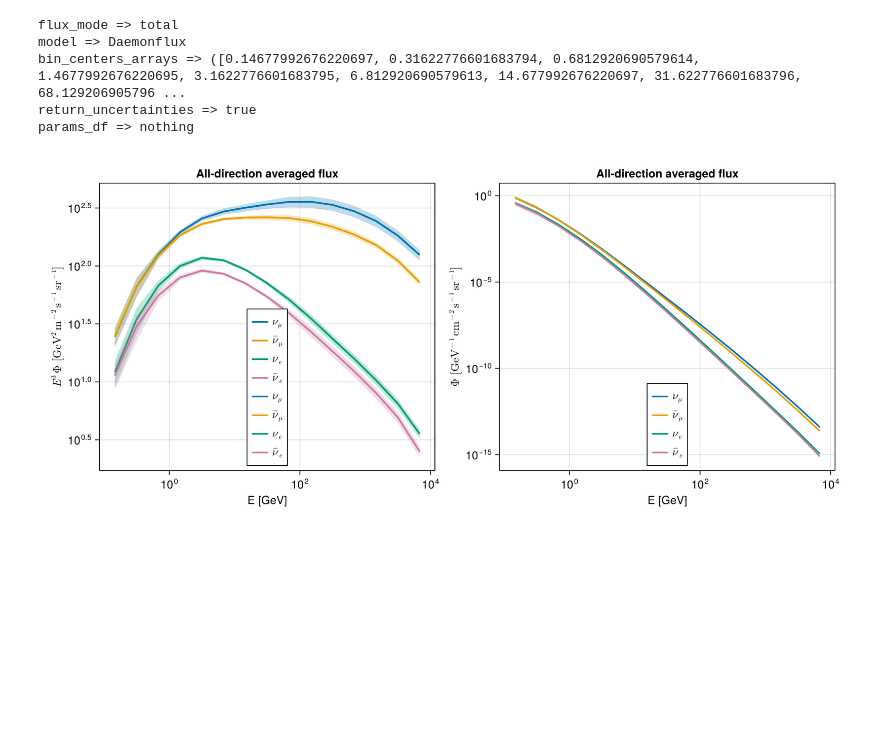
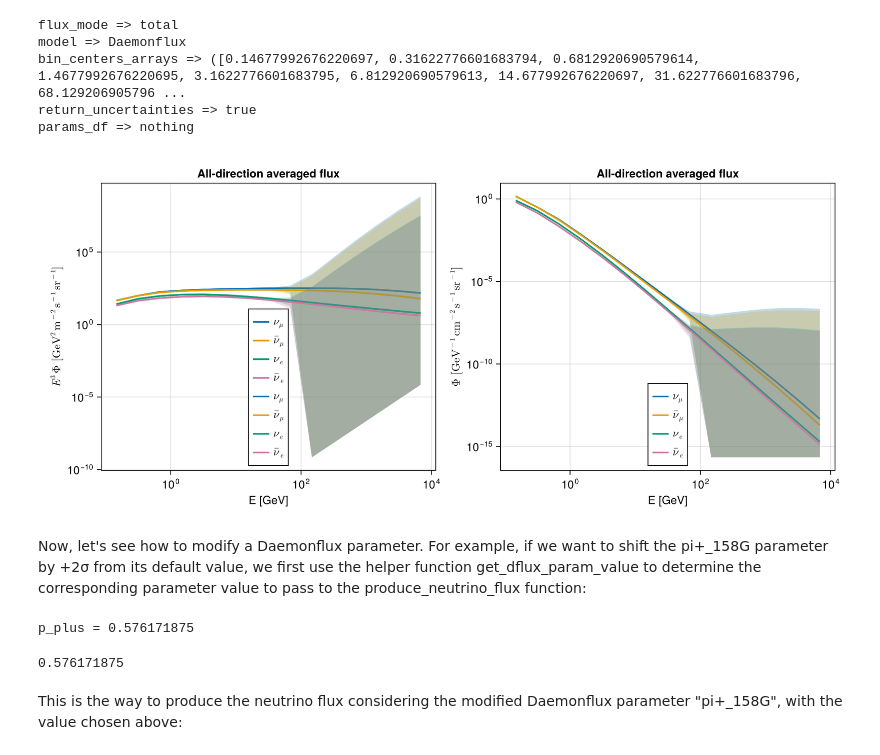
Before and after one commit to IsabelGoos/Joint-Inversion, a Jupyter notebook: ForwardModel/1-NeutrinoFlux/scripts/neutrinoFlux_tutorial.ipynb, the cells around one changed output. Drawn from its saved outputs; the diff is of its cells as text; code cells hidden in the pictures; blank space fills up the shorter version.

```diff
--- a/ForwardModel/1-NeutrinoFlux/scripts/neutrinoFlux_tutorial.ipynb
+++ b/ForwardModel/1-NeutrinoFlux/scripts/neutrinoFlux_tutorial.ipynb
@@ -460,21 +460,21 @@ muon_propa_earth => with
 # %% [markdown]
 Let's move to Daemonflux (also here, choosing "Daemonflux" instead of :Daemonflux for the "model" entry gives the same result), which works a bit different compared to Honda and Cheng:
 # %%
-produce_neutrino_flux(Dict{String, Any}(
-    "model"              => :Daemonflux,
+nuflux = produce_neutrino_flux(Dict{String, Any}(
+    "model"                => :Daemonflux,
     "return_uncertainties" => true,
-    "bin_centers_arrays" => (energies, cosθs)
+    "bin_centers_arrays"   => (energies, cosθs)
 ))
 
-flux_νe  = nuflux["Nue_flux"]
-flux_νμ  = nuflux["NuMu_flux"]
-flux_aνe = nuflux["AntiNue_flux"]
-flux_aνμ = nuflux["AntiNuMu_flux"]
+flux_νe  = nuflux["Nue_flux"]'
+flux_νμ  = nuflux["NuMu_flux"]'
+flux_aνe = nuflux["AntiNue_flux"]'
+flux_aνμ = nuflux["AntiNuMu_flux"]'
 
-flux_νe_err  = nuflux["Nue_flux_err"]
-flux_νμ_err  = nuflux["NuMu_flux_err"]
-flux_aνe_err = nuflux["AntiNue_flux_err"]
-flux_aνμ_err = nuflux["AntiNuMu_flux_err"]
+flux_νe_err  = nuflux["Nue_flux_err"]'
+flux_νμ_err  = nuflux["NuMu_flux_err"]'
+flux_aνe_err = nuflux["AntiNue_flux_err"]'
+flux_aνμ_err = nuflux["AntiNuMu_flux_err"]'
 
 E        = nuflux["Energies"]
 cosθ     = nuflux["cosθs"];
@@ -485,7 +485,6 @@ bin_centers_arrays => ([0.14677992676220697, 0.31622776601683794, 0.681292069057
 return_uncertainties => true
 params_df => nothing
 # %%
-
 flux_list     = [flux_νμ,     flux_aνμ,     flux_νe,     flux_aνe]
 flux_err_list = [flux_νμ_err, flux_aνμ_err, flux_νe_err, flux_aνe_err]
 labels        = [L"\nu_\mu", L"\bar\nu_\mu", L"\nu_e", L"\bar\nu_e"]
@@ -495,33 +494,55 @@ fig3 = Figure(size = (1000, 450))
 
 ax1 = Axis(fig3[1, 1];
            xscale = log10, yscale = log10,
            xlabel = "E [GeV]",
            ylabel = L"E^3\,\Phi\ [\mathrm{GeV^{2}\,m^{-2}\,s^{-1}\,sr^{-1}}]",
            title  = "All-direction averaged flux")
 for (label, flux) in zip(labels, flux_list)
     lines!(ax1, E, E .^ 3 .* vec(mean(flux, dims = 2)); label = label, linewidth = 2)
 end
 for (label, flux, err, c) in zip(labels, flux_list, flux_err_list, colors)
     φ  = vec(mean(flux, dims = 2))
     Δφ = vec(mean(err,  dims = 2))
-    band!(ax1, E, E .^ 3 .* (φ .- Δφ), E .^ 3 .* (φ .+ Δφ); color = (c, 0.25))
+    # band!(ax1, E, E .^ 3 .* (φ .- Δφ), E .^ 3 .* (φ .+ Δφ); color = (c, 0.25))
+    lower = max.(φ .- Δφ, eps(Float64))
+    upper = φ .+ Δφ
+    band!(ax1, E, E .^ 3 .* lower, E .^ 3 .* upper; color=(c, 0.25))
     lines!(ax1, E, E .^ 3 .* φ; label = label, linewidth = 2, color = c)
 end
 axislegend(ax1; position = :cb)
 
 ax2 = Axis(fig3[1, 2];
            xscale = log10, yscale = log10,
            xlabel = "E [GeV]",
            ylabel = L"\Phi\ [\mathrm{GeV^{-1}\,cm^{-2}\,s^{-1}\,sr^{-1}}]",
            title  = "All-direction averaged flux")
 for (label, flux, err, c) in zip(labels, flux_list, flux_err_list, colors)
     φ  = vec(mean(flux, dims = 2)) ./ 10000.
     Δφ = vec(mean(err,  dims = 2)) ./ 10000.
-    band!(ax2, E, φ .- Δφ, φ .+ Δφ; color = (c, 0.25))
+    lower = max.(φ .- Δφ, eps(Float64))
+    upper = φ .+ Δφ
+    band!(ax2, E, lower, upper; color = (c, 0.25))
     lines!(ax2, E, φ; label = label, linewidth = 2, color = c)
 end
 axislegend(ax2; position = :cb)
 
 fig3
 # %% [output]
-[figure, old version]
+[figure, new version]
+# %% [markdown]
+Now, let's see how to modify a Daemonflux parameter. For example, if we want to shift the pi+_158G parameter by +2σ from its default value, we first use the helper function get_dflux_param_value to determine the corresponding parameter value to pass to the produce_neutrino_flux function:
+# %%
+# Load PythonCall.
+pythoncall = _require_pythoncall()
+
+# Create daemonflux object.
+flux_obj = _get_daemonflux_instance(pythoncall)
+
+# Compute parameter value at +2σ for "pi+_158G".
+p_plus  = get_dflux_param_value(flux_obj, "pi+_158G",  2.0)
+@show p_plus
+# %% [output]
+p_plus = 0.576171875
+0.576171875
+# %% [markdown]
+This is the way to produce the neutrino flux considering the modified Daemonflux parameter "pi+_158G", with the value chosen above:
```
Also changed, not shown: parts of 1 cell of this notebook.
